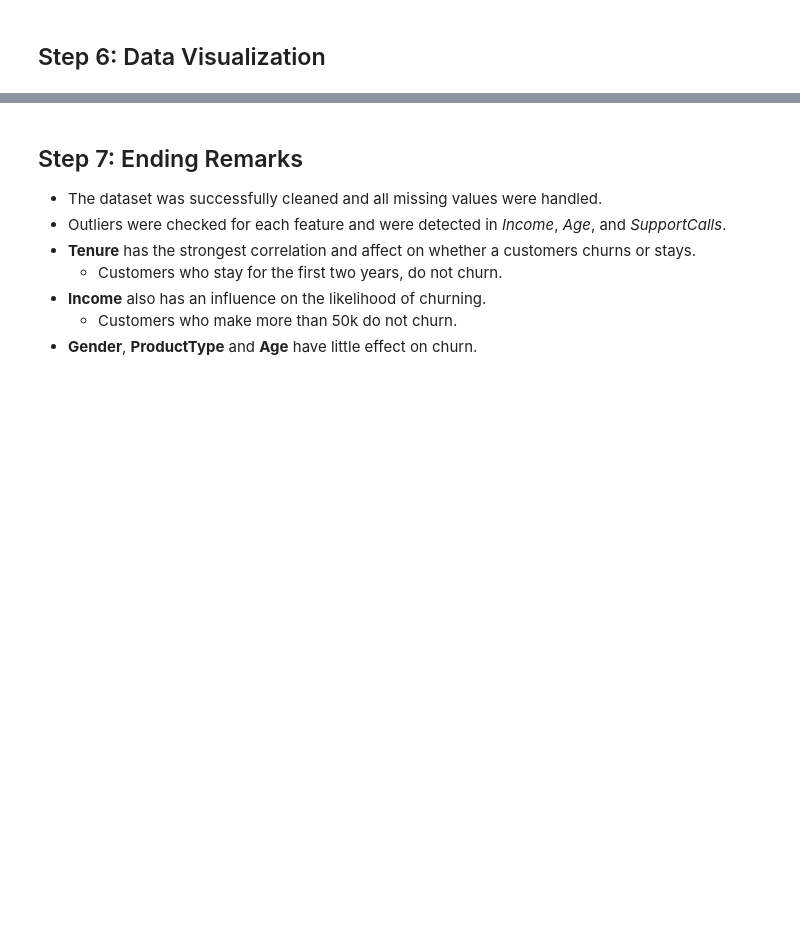
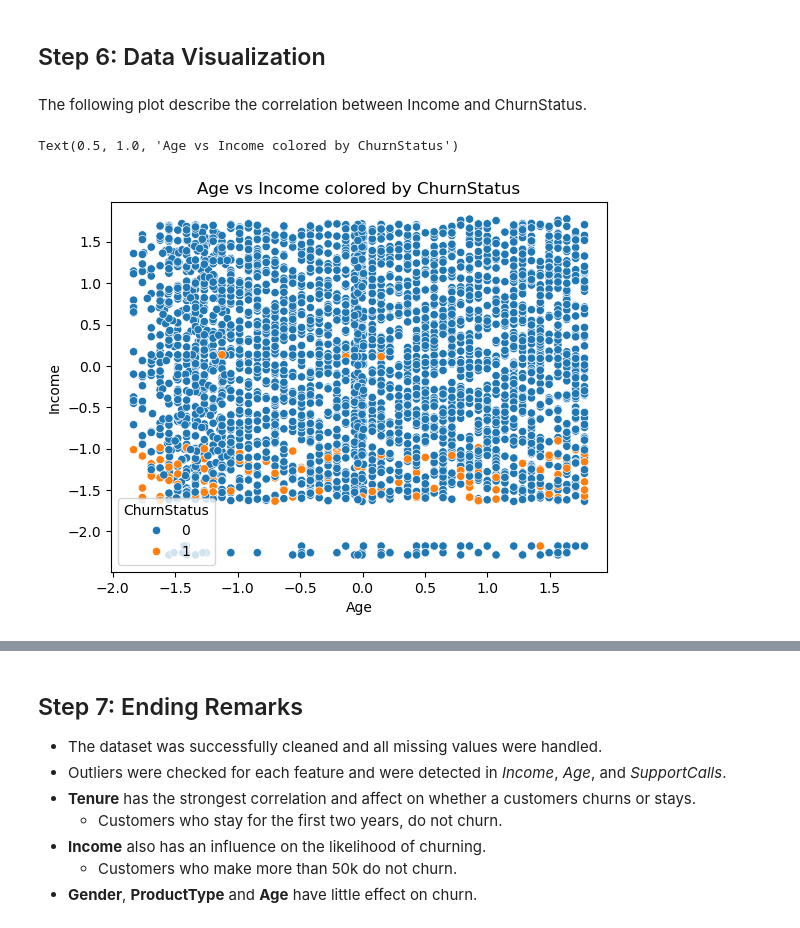
Before and after one commit to Ahmad-K-Hamdan/Machine-Learning-Assignment-1, a Jupyter notebook: notebooks/Data Preprocessing & EDA.ipynb, the cells around one changed output, grey strips where cells are left out. Drawn from its saved outputs; the diff is of its cells as text; code cells hidden in the pictures; blank space fills up the shorter version.

```diff
--- a/notebooks/Data Preprocessing & EDA.ipynb
+++ b/notebooks/Data Preprocessing & EDA.ipynb
@@ -347,2 +418,10 @@ plt.title('Correlation Heatmap')
 # %% [markdown]
 ## Step 6: Data Visualization
+# %% [markdown]
+The following plot describe the correlation between Income and ChurnStatus.
+# %%
+sns.scatterplot(x="Age", y='Income', hue='ChurnStatus', data=data)
+plt.title(f"Age vs Income colored by ChurnStatus")
+# %% [output]
+Text(0.5, 1.0, 'Age vs Income colored by ChurnStatus')
+[figure, added]
```
Also changed, not shown: parts of 27 cells of this notebook.
